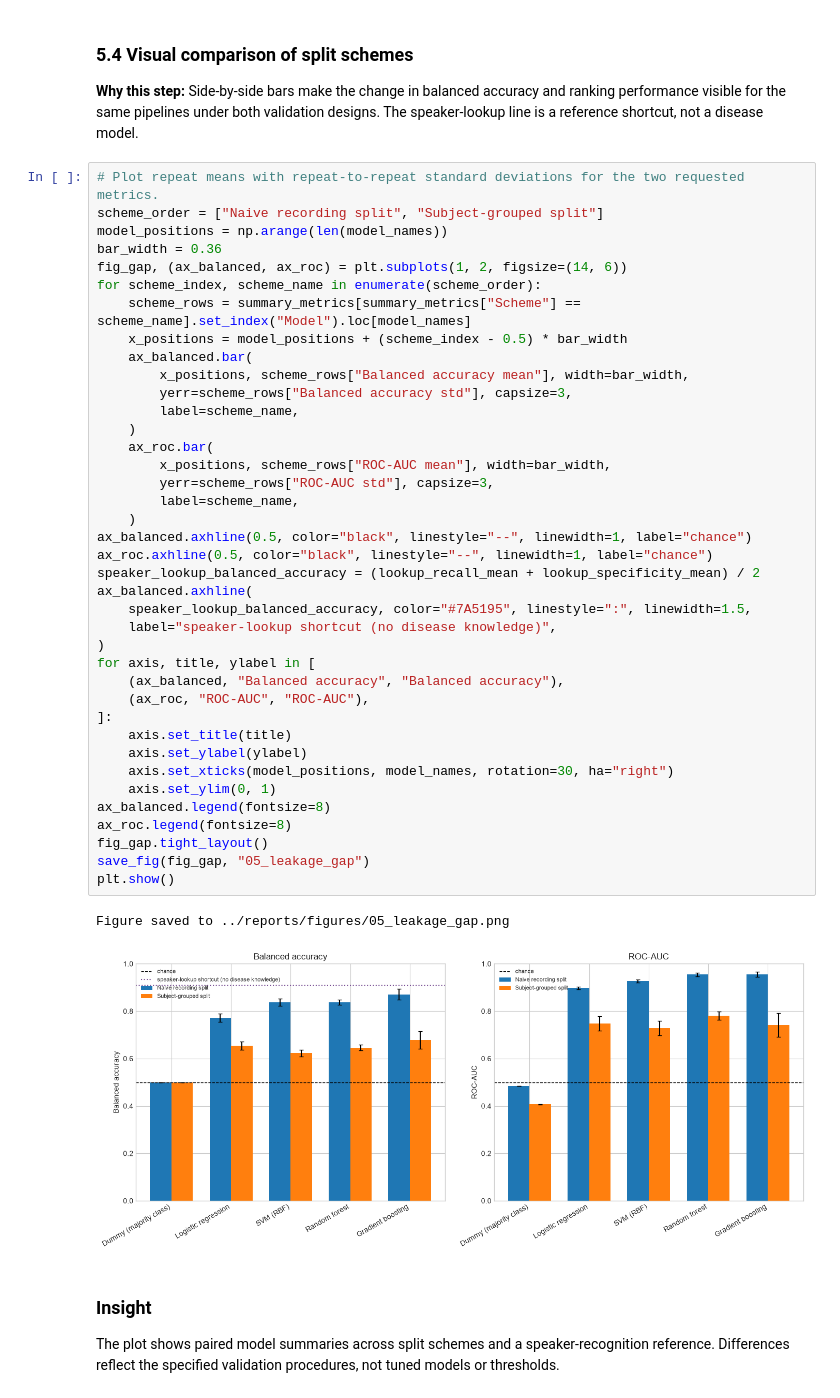
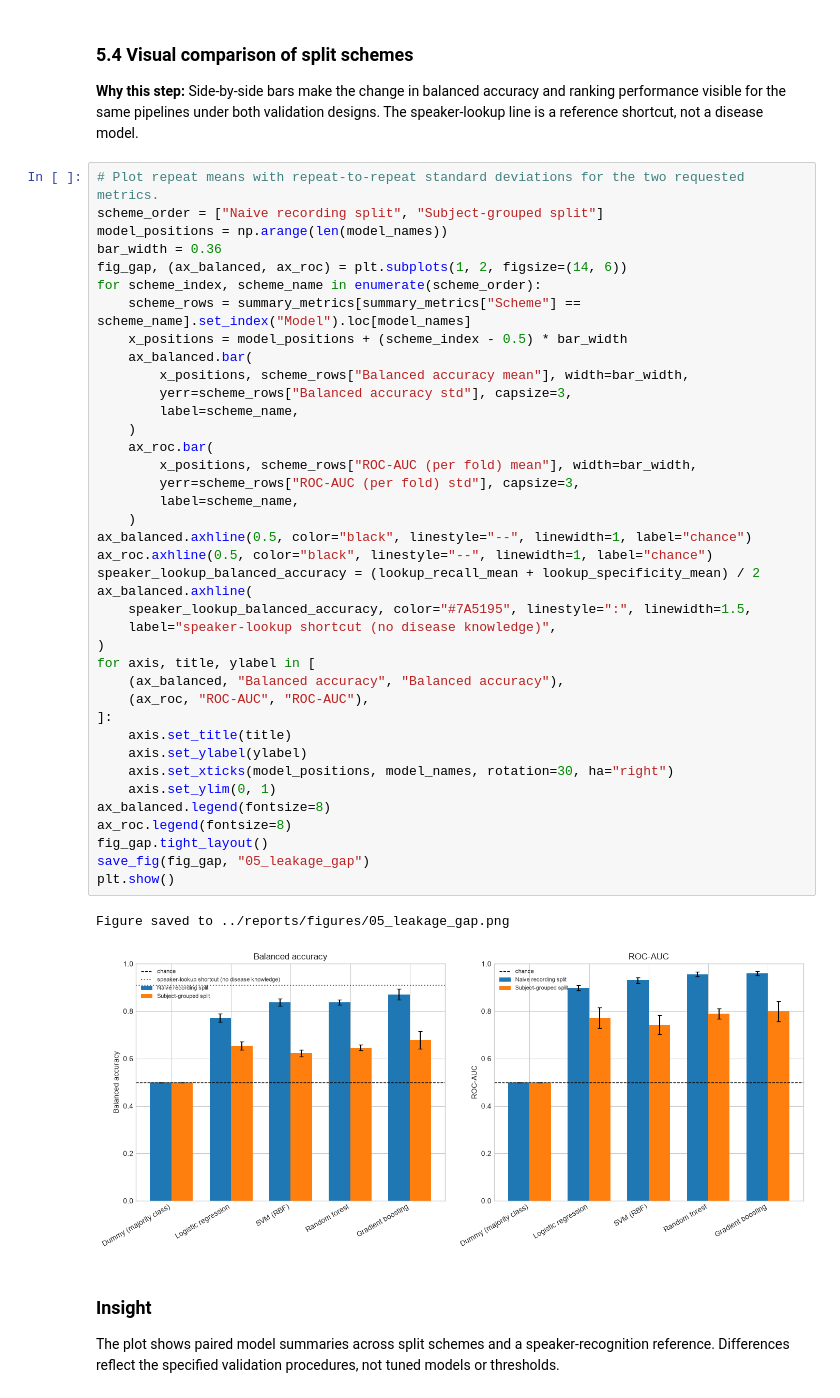
Before and after one commit to aayaan-khan/parkinsons-detection, a Jupyter notebook: notebooks/Parkinsons_Disease_Detection.ipynb, the cells around one changed output. Saved outputs shown, nothing was run; the diff lists cells and outputs as text.

Commit message:
fix: use per-fold ROC-AUC/PR-AUC (pooled scores bias the dummy below chance) and render section 5 finding from computed values

```diff
--- a/notebooks/Parkinsons_Disease_Detection.ipynb
+++ b/notebooks/Parkinsons_Disease_Detection.ipynb
@@ -1693,36 +1797,36 @@ for scheme_index, scheme_name in enumerate(scheme_order):
     ax_balanced.bar(
         x_positions, scheme_rows["Balanced accuracy mean"], width=bar_width,
         yerr=scheme_rows["Balanced accuracy std"], capsize=3,
         label=scheme_name,
     )
     ax_roc.bar(
-        x_positions, scheme_rows["ROC-AUC mean"], width=bar_width,
-        yerr=scheme_rows["ROC-AUC std"], capsize=3,
+        x_positions, scheme_rows["ROC-AUC (per fold) mean"], width=bar_width,
+        yerr=scheme_rows["ROC-AUC (per fold) std"], capsize=3,
         label=scheme_name,
     )
 ax_balanced.axhline(0.5, color="black", linestyle="--", linewidth=1, label="chance")
 ax_roc.axhline(0.5, color="black", linestyle="--", linewidth=1, label="chance")
 speaker_lookup_balanced_accuracy = (lookup_recall_mean + lookup_specificity_mean) / 2
 ax_balanced.axhline(
     speaker_lookup_balanced_accuracy, color="#7A5195", linestyle=":", linewidth=1.5,
     label="speaker-lookup shortcut (no disease knowledge)",
 )
 for axis, title, ylabel in [
     (ax_balanced, "Balanced accuracy", "Balanced accuracy"),
     (ax_roc, "ROC-AUC", "ROC-AUC"),
 ]:
     axis.set_title(title)
     axis.set_ylabel(ylabel)
     axis.set_xticks(model_positions, model_names, rotation=30, ha="right")
     axis.set_ylim(0, 1)
 ax_balanced.legend(fontsize=8)
 ax_roc.legend(fontsize=8)
 fig_gap.tight_layout()
 save_fig(fig_gap, "05_leakage_gap")
 plt.show()
 # %% [output]
 Figure saved to ../reports/figures/05_leakage_gap.png
-[figure, old version]
+[figure, new version]
 # %% [markdown]
 ### Insight
 
```
Also changed, not shown: parts of 5 cells of this notebook, 1 other file.
